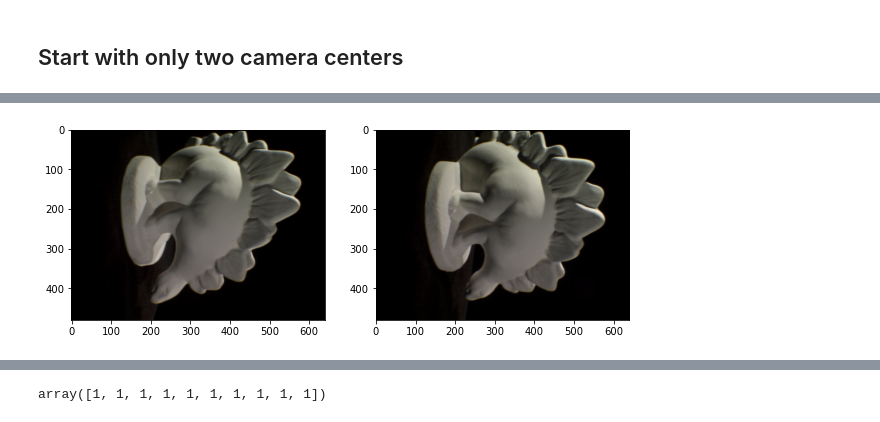
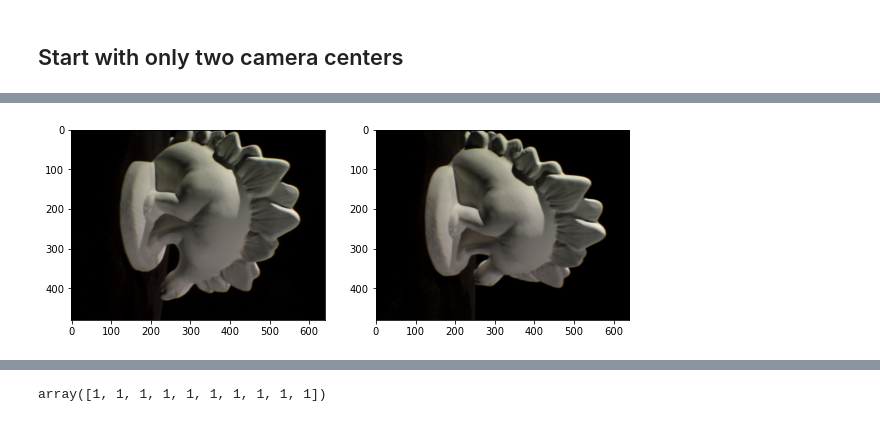
Before and after one commit to mingyuwoo98/volumetric-surface-reconstruction, a Jupyter notebook: mike.ipynb, the cells around one changed output, grey strips where cells are left out. Drawn from its saved outputs; the diff is of its cells as text; code cells hidden in the pictures.

```diff
--- a/mike.ipynb
+++ b/mike.ipynb
@@ -254,21 +289,25 @@ def get_match_points(imL, imR, x1, F, bounding_box_size):
 # %%
 # Test using two images:
     # - WHEN THINGS WORKS, USE THIS CODE CHUNK TO RUN THROUGH ALL THE IMAGES
 
 # Indicate (E) inlier matches in image 1 and image 2
 # loading two images (two camera views) and the corresponding matrix K (intrinsic parameters)
-imL = image.imread("dinoSparseRing/dinoSR0001.png")
-imR = image.imread("dinoSparseRing/dinoSR0002.png")
+imL = image.imread("dinoSparseRing/dinoSR0002.png")
+imR = image.imread("dinoSparseRing/dinoSR0003.png")
+
+# imL = rotate(imL, angle = 90)
+# imR = rotate(imR, angle = 90)
+
 imLgray = rgb2gray(imL)
 imRgray = rgb2gray(imR)
 
 plt.figure(0,figsize = (10, 4))
 ax81 = plt.subplot(121)
 plt.imshow(imL)
 ax82 = plt.subplot(122)
 plt.imshow(imR)
 plt.show()
 # %% [output]
-[figure, old version]
+[figure, new version]
 # %%
 # SAMPLE RANDOM INDICES
```
Also changed, not shown: parts of 27 cells of this notebook.
